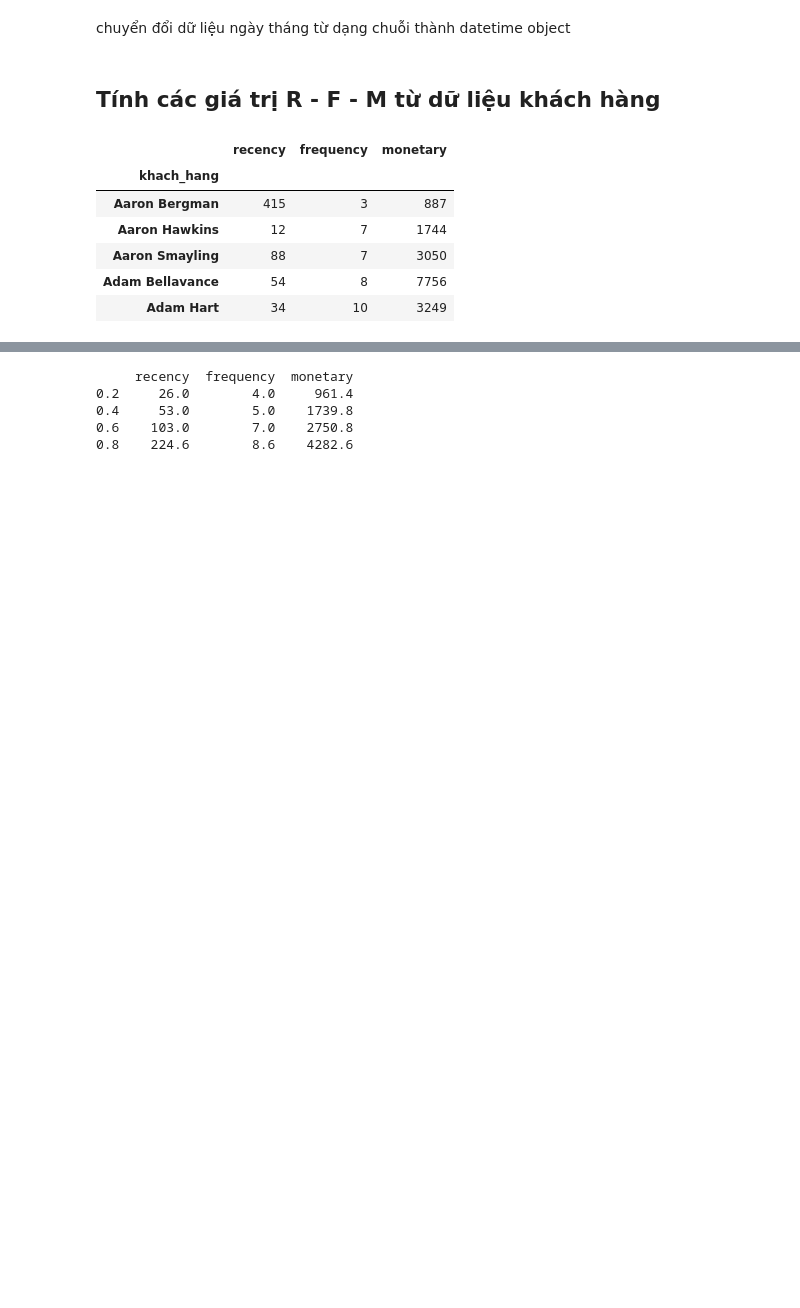
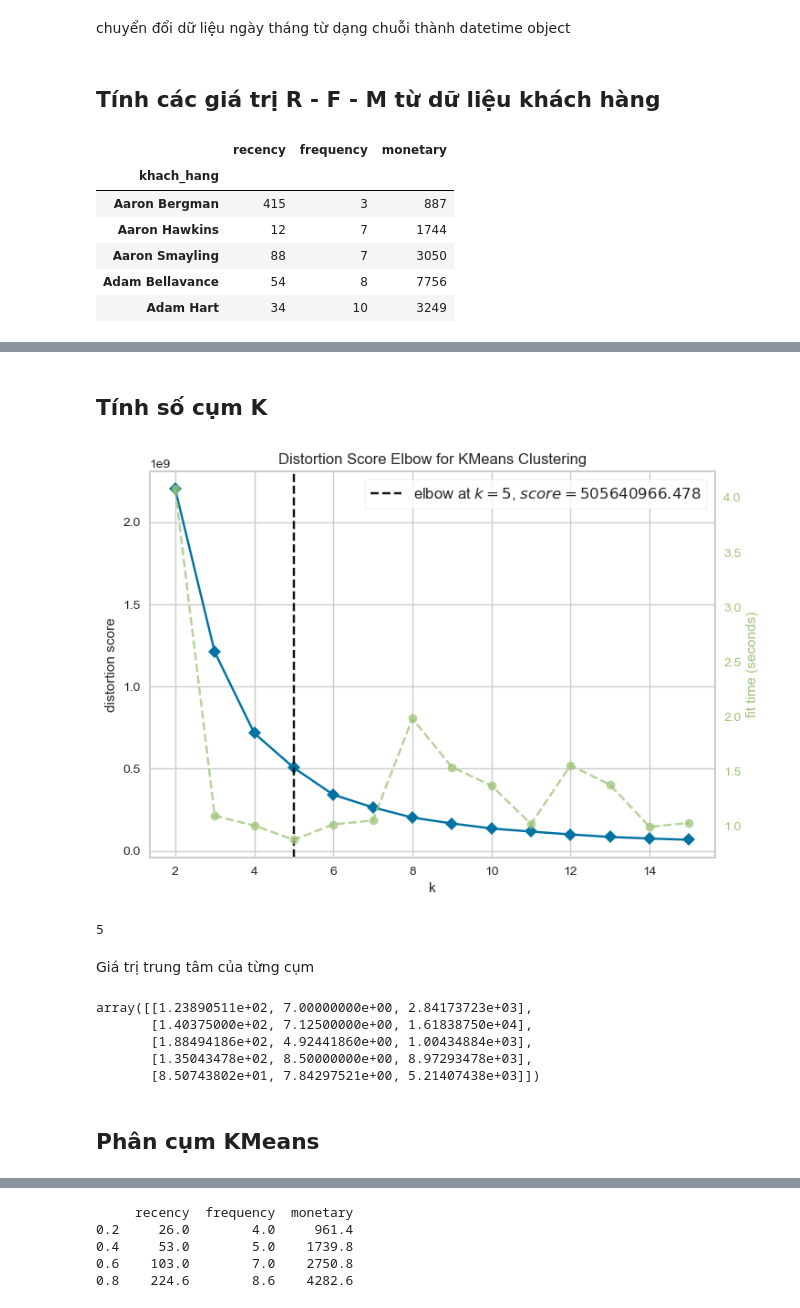
Before and after one commit to TriCao22406/RFM, a Jupyter notebook: RFM.ipynb, the cells around one changed output, grey strips where cells are left out. Drawn from its saved outputs; the diff is of its cells as text; code cells hidden in the pictures; blank space fills up the shorter version.

```diff
--- a/RFM.ipynb
+++ b/RFM.ipynb
@@ -52,0 +83,28 @@ bang_rfm.head()
+# %% [markdown]
+## Tính số cụm K
+# %%
+df_rfm = bang_rfm[['recency','frequency','monetary']]
+
+kmeans = KMeans()
+elbow = KElbowVisualizer(kmeans,k=15)
+elbow.fit(df_rfm)
+elbow.show()
+
+elbow.elbow_value_
+# %% [output]
+[figure, added]
+5
+# %% [markdown]
+Giá trị trung tâm của từng cụm
+# %%
+kmeans = KMeans(n_clusters=elbow.elbow_value_).fit(df_rfm)
+
+kmeans.cluster_centers_
+# %% [output]
+array([[1.23890511e+02, 7.00000000e+00, 2.84173723e+03],
+       [1.40375000e+02, 7.12500000e+00, 1.61838750e+04],
+       [1.88494186e+02, 4.92441860e+00, 1.00434884e+03],
+       [1.35043478e+02, 8.50000000e+00, 8.97293478e+03],
+       [8.50743802e+01, 7.84297521e+00, 5.21407438e+03]])
+# %% [markdown]
+## Phân cụm KMeans
```
Also changed, not shown: parts of 21 cells of this notebook, 1 other file.
